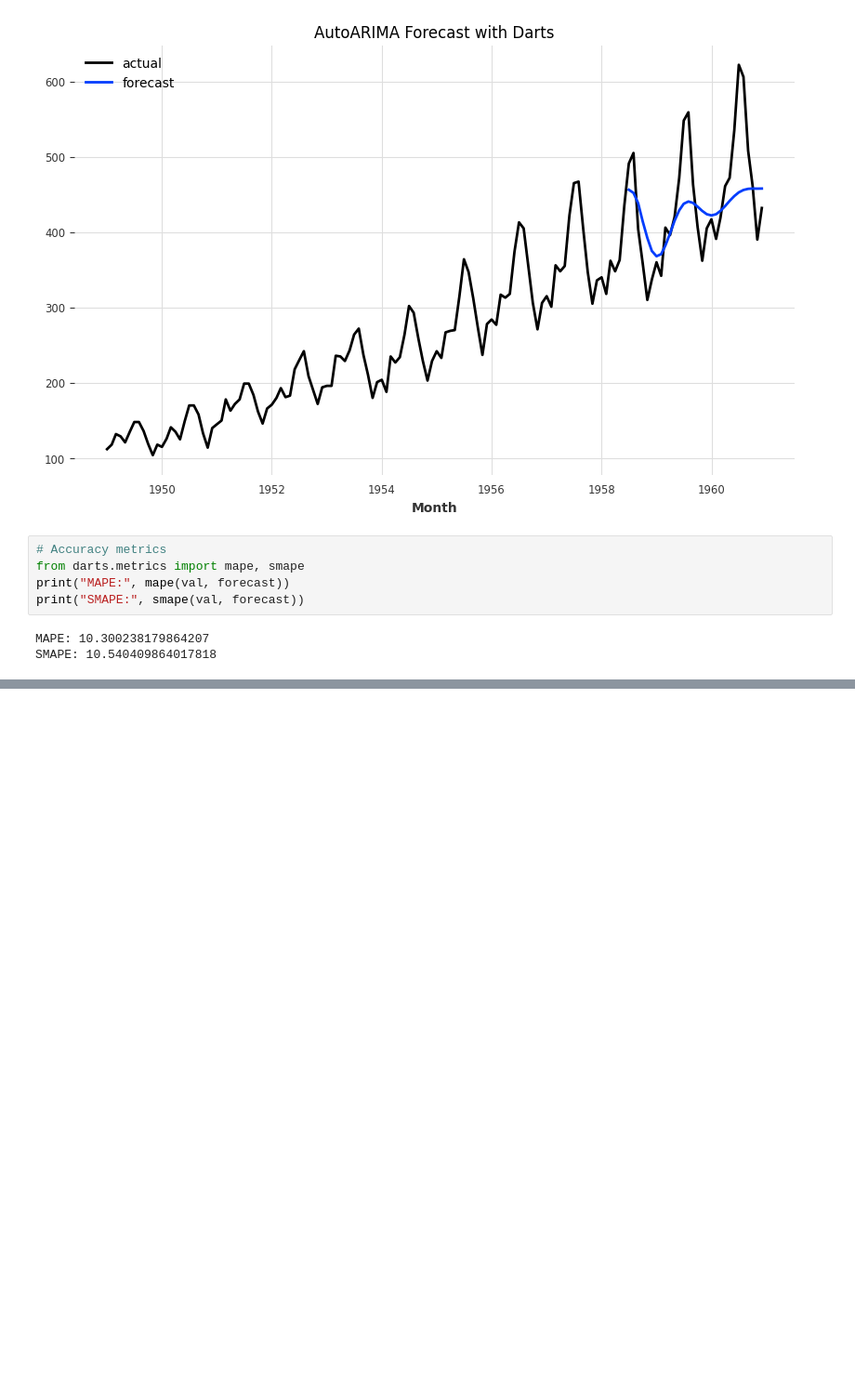
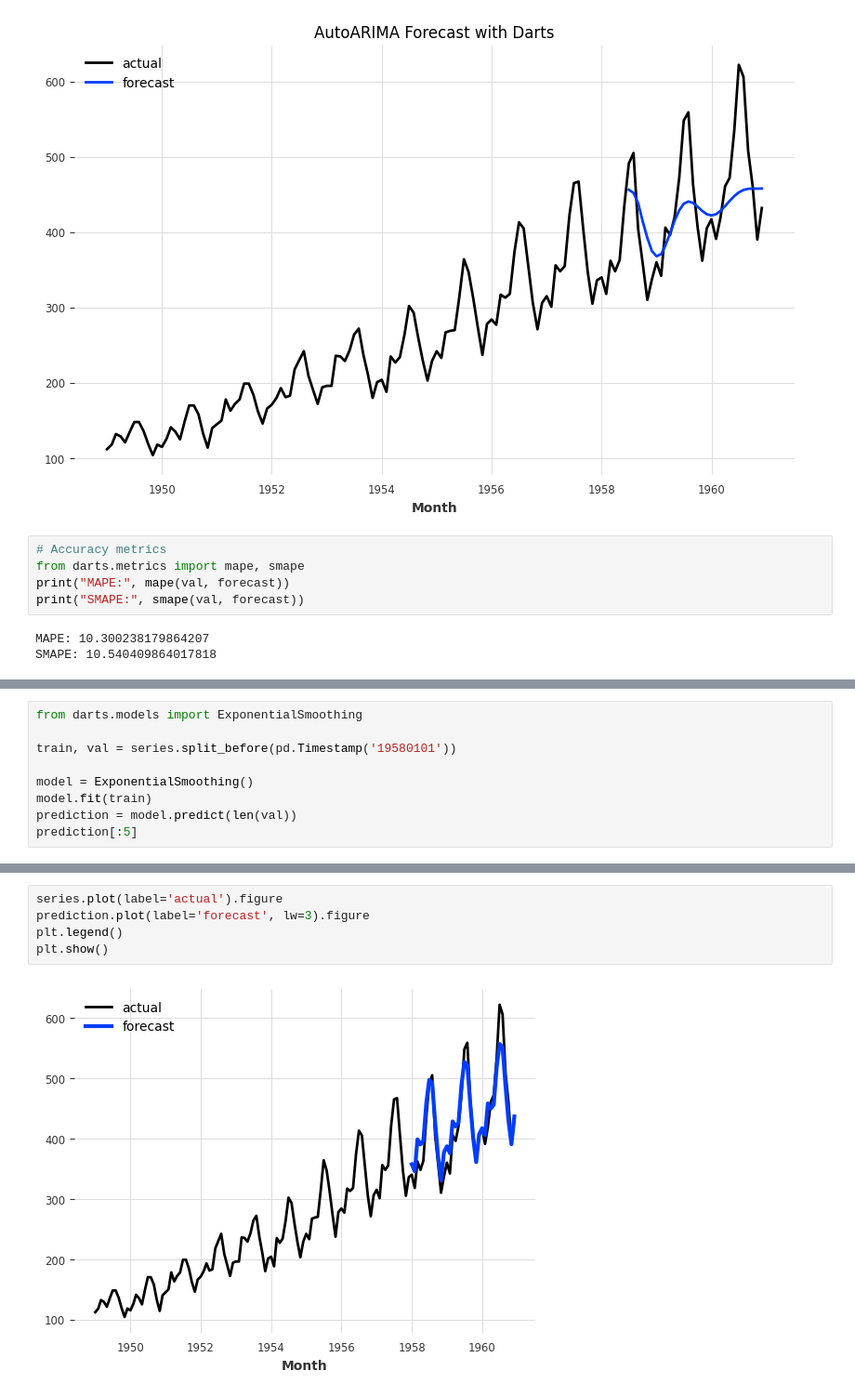
Before and after one commit to taudataanalytics/Pedas-2025, a Jupyter notebook: PeDaS-2025-Day-01.ipynb, the cells around one changed output, grey strips where cells are left out. Shown at 93% size. Cells and saved outputs as stored; diff of their text form; blank space fills up the shorter version.

```diff
--- a/PeDaS-2025-Day-01.ipynb
+++ b/PeDaS-2025-Day-01.ipynb
@@ -298,0 +440,9 @@ SMAPE: 10.540409864017818
+# %%
+from darts.models import ExponentialSmoothing
+
+train, val = series.split_before(pd.Timestamp('19580101'))
+
+model = ExponentialSmoothing()
+model.fit(train)
+prediction = model.predict(len(val))
+prediction[:5]
@@ -298,0 +468,7 @@ SMAPE: 10.540409864017818
+# %%
+series.plot(label='actual').figure
+prediction.plot(label='forecast', lw=3).figure
+plt.legend()
+plt.show()
+# %% [output]
+[figure, added]
```
Also changed, not shown: parts of 34 cells of this notebook, 13 other files.
